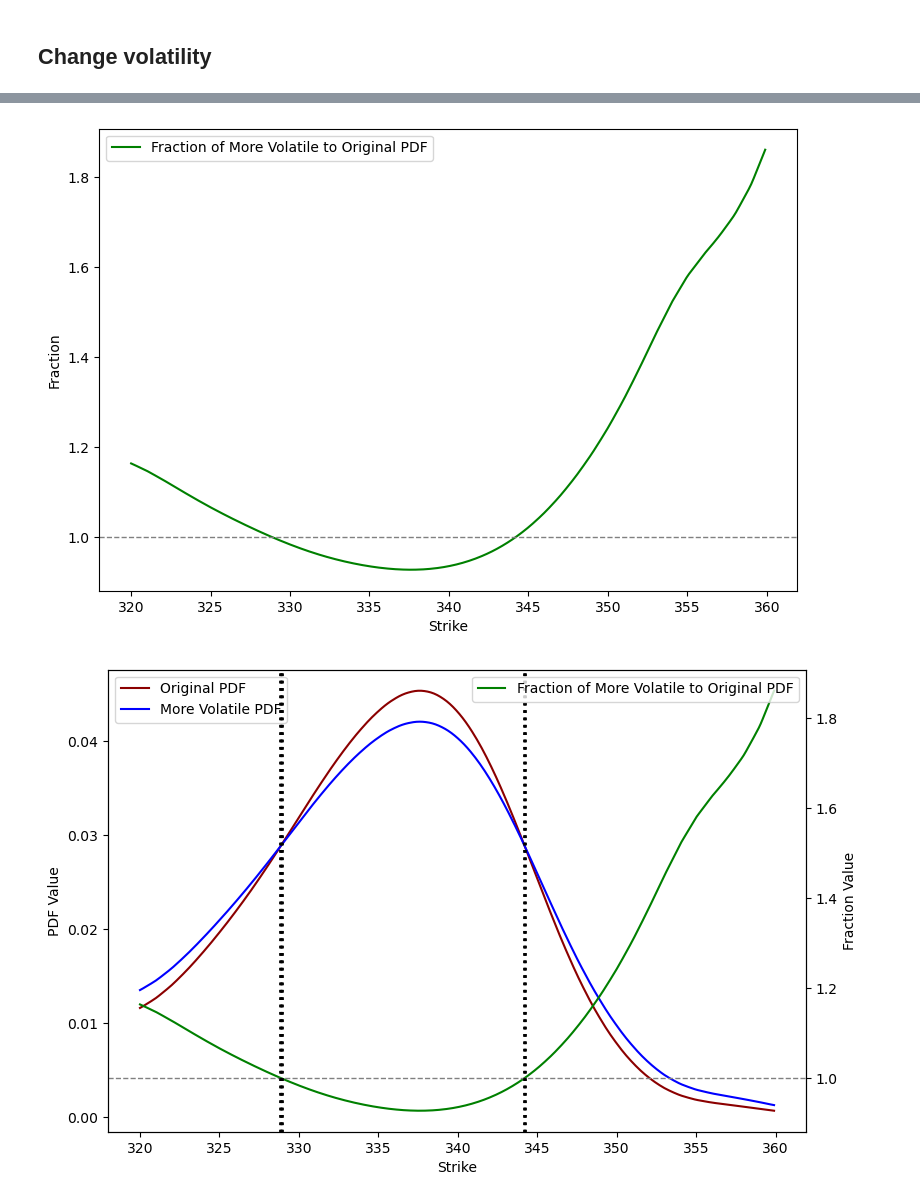
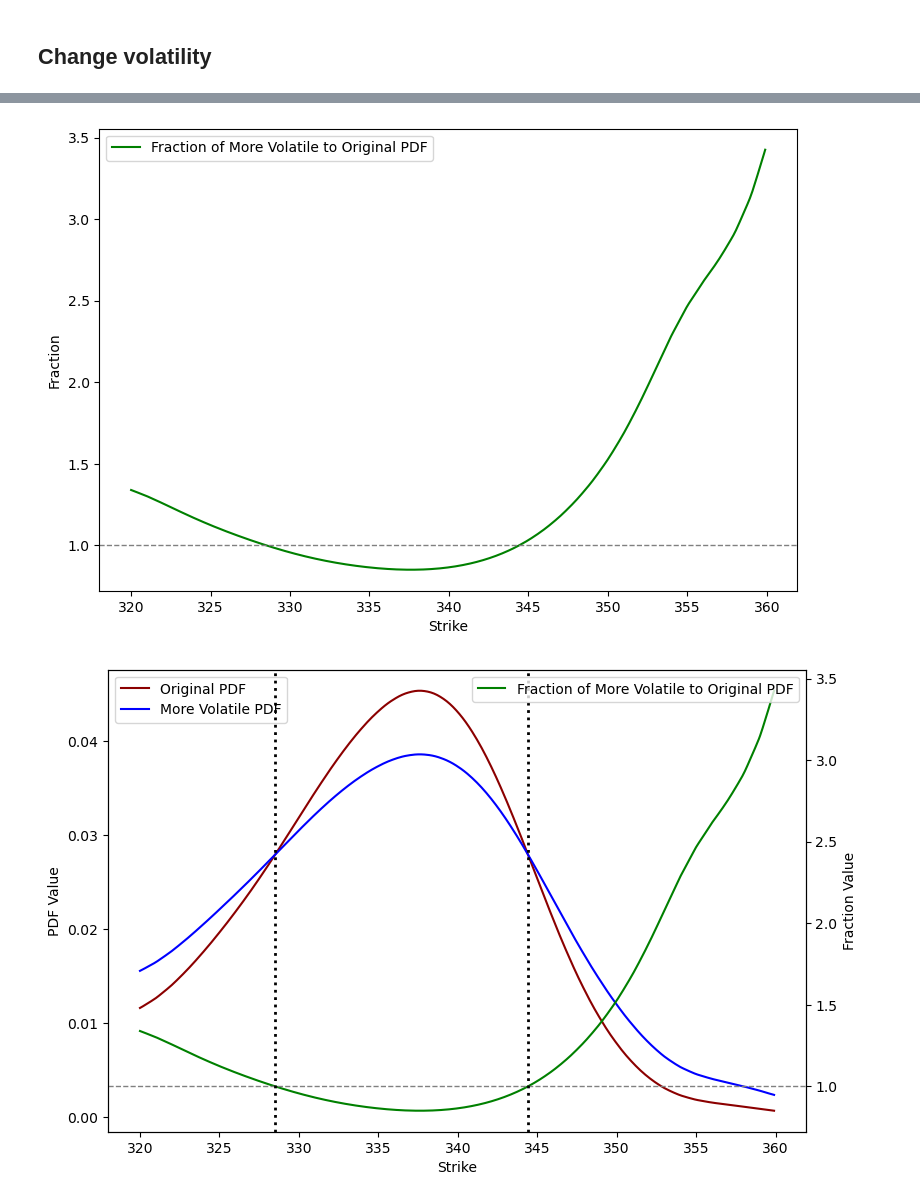
Before and after one commit to astavrop0/Derivative_structuring_and_implied_risk_aversion, a Jupyter notebook: notebooks/Risk Neutral pdf with BL.ipynb, the cells around one changed output, grey strips where cells are left out. Saved outputs shown, nothing was run; the diff lists cells and outputs as text; code cells hidden in the pictures.

```diff
--- a/notebooks/Risk Neutral pdf with BL.ipynb
+++ b/notebooks/Risk Neutral pdf with BL.ipynb
@@ -285,7 +370,7 @@ plt.show()
 ## Change volatility
 # %%
 # Step 1: Increase volatility with a non-linear transformation
-volatility_increase = 1.2  # Adjust this for more or less volatility
+volatility_increase = 1.5  # Adjust this for more or less volatility
 new_pdf_values = np.copy(original_pdf[:, 1])
 new_pdf_values = np.power(new_pdf_values, 1 / volatility_increase)
 
@@ -322,14 +407,14 @@ division = more_volatile_pdf[:, 1] / np.where(original_pdf_values_at_more_volati
                                               original_pdf_values_at_more_volatile, 1)
 
 # Create a function for the growth optimizer payoff
-growth_optimizer_payoff = interp1d(more_volatile_pdf[:, 0], division, kind='linear', fill_value='extrapolate')
+growth_optimizer_payoff_vol = interp1d(more_volatile_pdf[:, 0], division, kind='linear', fill_value='extrapolate')
 # %%
 # Plot the function
 plt.figure(figsize=(9,6))
 
 # Use a range of strike prices for plotting
 strike_range = np.linspace(np.min(more_volatile_pdf[:, 0]), np.max(more_volatile_pdf[:, 0]), 500)
-plt.plot(strike_range, growth_optimizer_payoff(strike_range), 'green', label='Fraction of More Volatile to Original PDF')
+plt.plot(strike_range, growth_optimizer_payoff_vol(strike_range), 'green', label='Fraction of More Volatile to Original PDF')
 plt.axhline(y=1, color='gray', linestyle='--', linewidth=1)
 plt.xlabel("Strike")
 plt.ylabel("Fraction")
@@ -337,7 +422,7 @@ plt.legend(loc="best")
 # plt.savefig("more_volatile_to_original_fraction.png", dpi=300)
 plt.show()
 # %% [output]
-[figure, old version]
+[figure, new version]
 # %%
 #PLOT TOGETHER WITH SCALED PDFs
 
@@ -345,32 +430,32 @@ plt.show()
 plt.figure(figsize=(9,6))
 
 # Plot the Original PDF and More Volatile PDF
 plt.plot(original_pdf[:, 0], original_pdf[:, 1], 'darkred', label='Original PDF')
 plt.plot(more_volatile_pdf[:, 0], more_volatile_pdf[:, 1], 'blue', label='More Volatile PDF')
 
 plt.xlabel("Strike")
 plt.ylabel("PDF Value")
 plt.legend(loc="upper left")
 
 # Create secondary y-axis for the fraction
 ax2 = plt.gca().twinx()
 
 # Calculate and Plot the Fraction of More Volatile to Original PDF on the secondary y-axis
 strike_range = np.linspace(np.min(more_volatile_pdf[:, 0]), np.max(more_volatile_pdf[:, 0]), 1000)
-fractions = growth_optimizer_payoff(strike_range)
+fractions = growth_optimizer_payoff_vol(strike_range)
 ax2.plot(strike_range, fractions, 'green', label='Fraction of More Volatile to Original PDF')
 
 # Add a horizontal line at y=1 for reference on the secondary y-axis
 ax2.axhline(y=1, color='gray', linestyle='--', linewidth=1)
 ax2.set_ylabel("Fraction Value")
 ax2.legend(loc="upper right")
 
 # Add more visible vertical dotted lines where the fraction is approximately 1
 tolerance = 0.001  # Very small tolerance for precision
 equal_points = strike_range[np.abs(fractions - 1) < tolerance]
 for x in equal_points:
     plt.axvline(x=x, color='black', linestyle=':', linewidth=2)
 
 plt.show()
 # %% [output]
-[figure, old version]
+[figure, new version]
```
Also changed, not shown: parts of 19 cells of this notebook.
